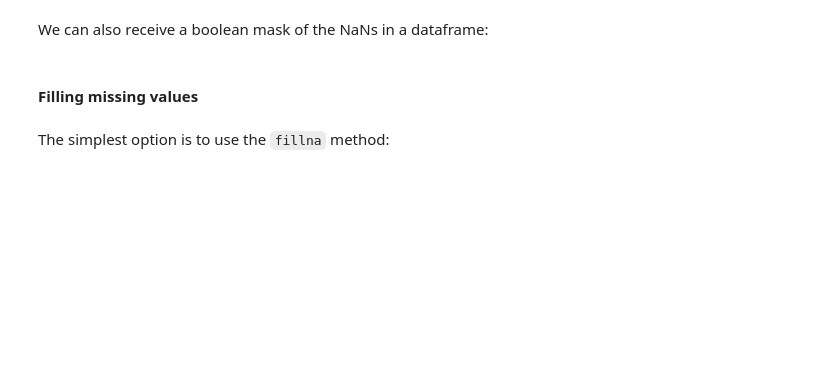
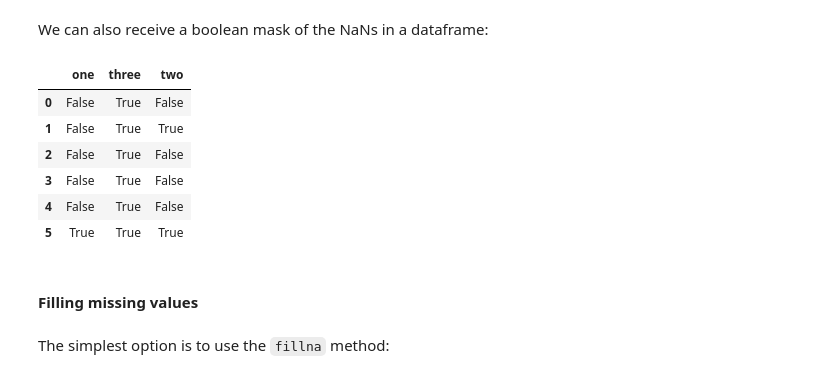
Before and after one commit to sagol-python-for-neuroscientists/textbook-public, a Jupyter notebook: classes/class7.ipynb, the cells around one changed output. Cells and saved outputs as stored; diff of their text form; code cells hidden in the pictures; blank space fills up the shorter version.

```diff
--- a/classes/class7.ipynb
+++ b/classes/class7.ipynb
@@ -231,6 +233,15 @@ As we see, missing values propagate naturally through these arithmetic operation
 We can also receive a boolean mask of the NaNs in a dataframe:
 # %%
 mask = (a + b).isnull()
+mask
+# %% [output]
+|  | one | three | two |
+| 0 | False | True | False |
+| 1 | False | True | True |
+| 2 | False | True | False |
+| 3 | False | True | False |
+| 4 | False | True | False |
+| 5 | True | True | True |
 # %% [markdown]
 #### Filling missing values
 # %% [markdown]
```
Also changed, not shown: parts of 79 cells of this notebook.
